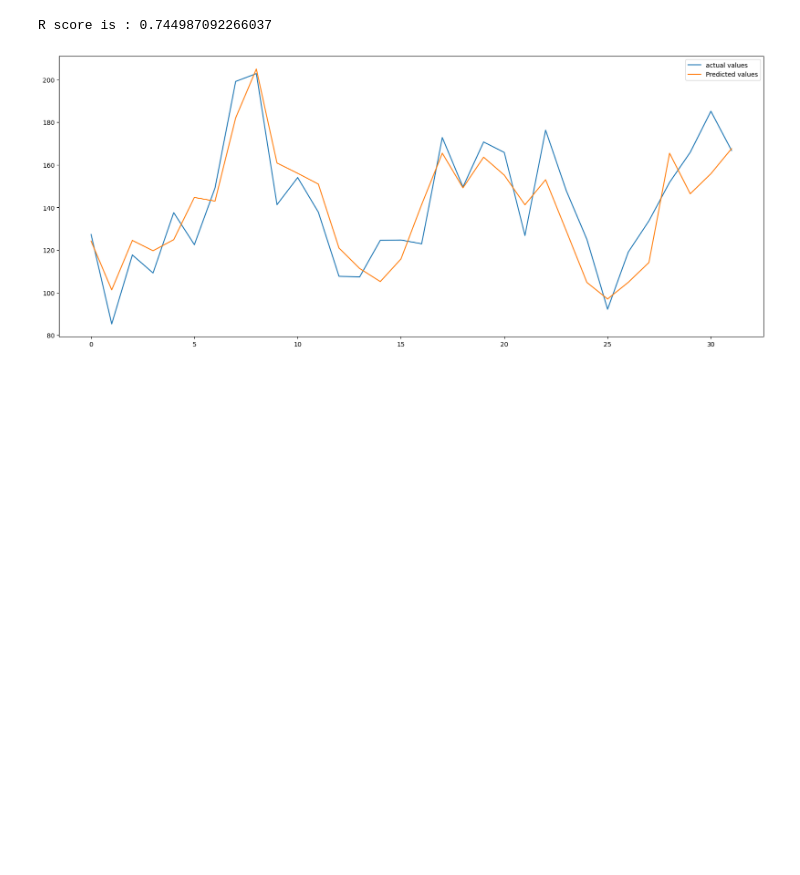
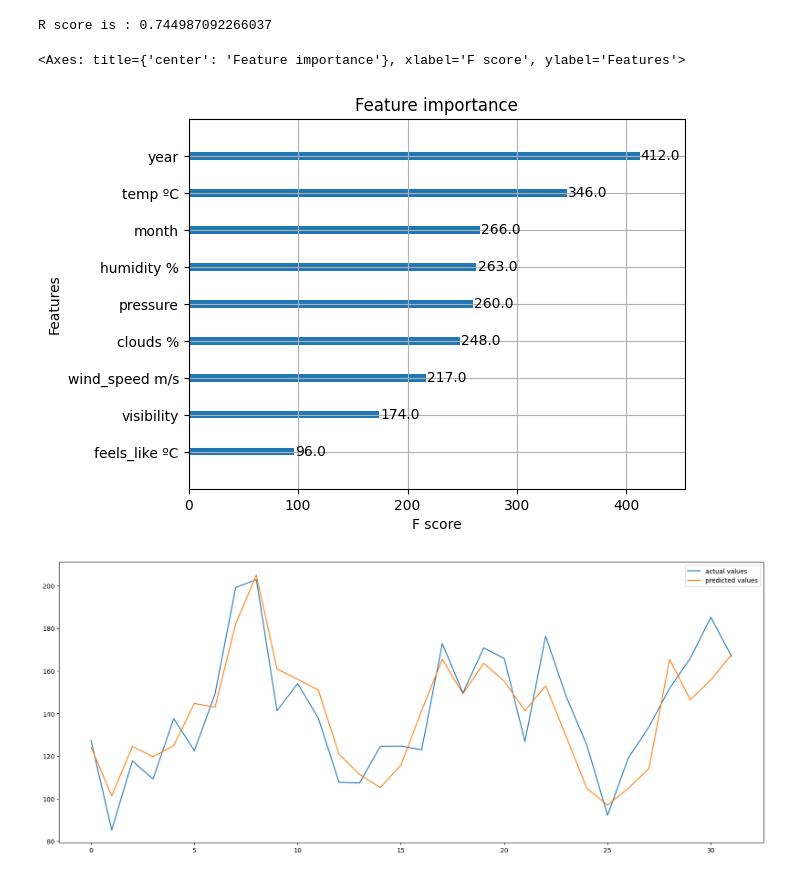
Before and after one commit to gutessitore/WeatherPrediction, a Jupyter notebook: notebooks/train_irradiation_prediction.ipynb, the cells around one changed output. Saved outputs shown, nothing was run; the diff lists cells and outputs as text; code cells hidden in the pictures; blank space fills up the shorter version.

```diff
--- a/notebooks/train_irradiation_prediction.ipynb
+++ b/notebooks/train_irradiation_prediction.ipynb
@@ -94,6 +94,12 @@ array([124.22742 , 101.31559 , 124.51932 , 119.676254, 124.86741 ,
 print('R score is :', r2_score(y_test, xgb_preds))
 # %% [output]
 R score is : 0.744987092266037
+# %%
+# Grafico de importância das features
+xgb.plot_importance(xg_reg)
+# %% [output]
+<Axes: title={'center': 'Feature importance'}, xlabel='F score', ylabel='Features'>
+[figure, added]
 # %%
 plt.figure(figsize=(20, 8))
 # plotting the graphs
```
Also changed, not shown: parts of 2 cells of this notebook.
